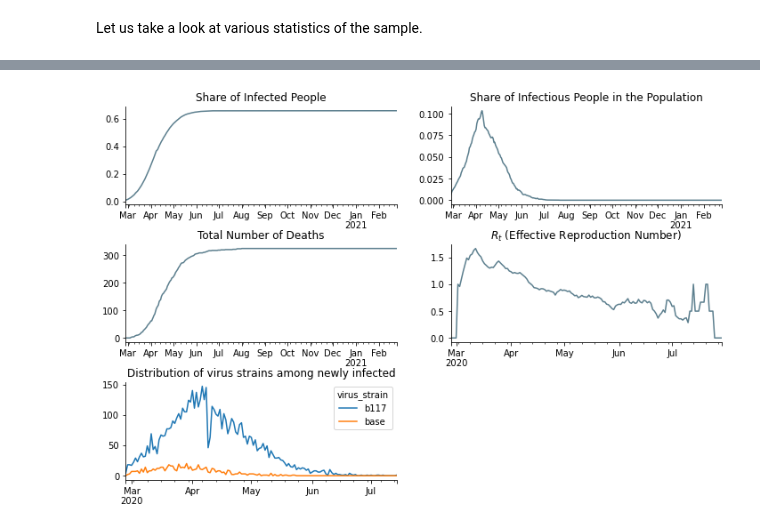
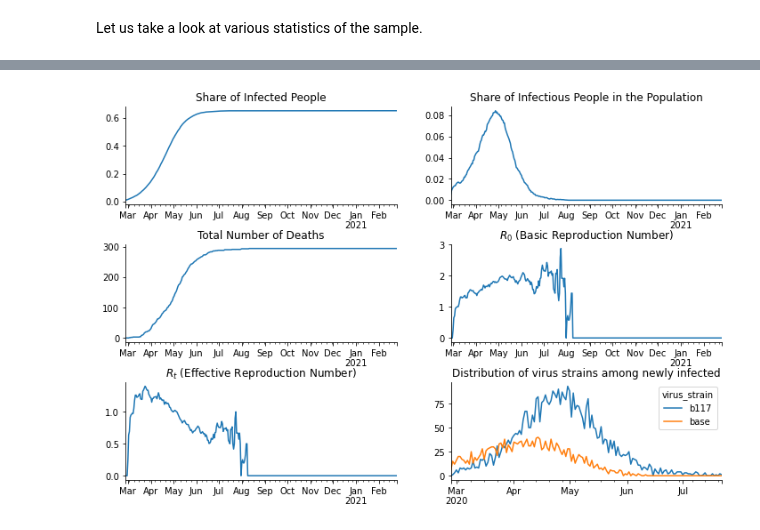
Before and after one commit to covid-19-impact-lab/sid, a Jupyter notebook: docs/source/tutorials/how_to_simulate_multiple_virus_strains.ipynb, the cells around one changed output, grey strips where cells are left out. Cells and saved outputs as stored; diff of their text form; code cells hidden in the pictures.

```diff
--- a/docs/source/tutorials/how_to_simulate_multiple_virus_strains.ipynb
+++ b/docs/source/tutorials/how_to_simulate_multiple_virus_strains.ipynb
@@ -119,7 +125,7 @@ To implement multiple virus strains, we have to make the following extensions to
 2. Prepare a DataFrame for the initial conditions.
 # %%
 for virus, multiplier in [("base", 1), ("b117", 1.3)]:
-    params.loc[("virus_strain", virus, "multiplier"), "value"] = multiplier
+    params.loc[("virus_strain", virus, "factor"), "value"] = multiplier
 # %% [markdown]
 For the initial conditions, we assume a two-day burn-in period. On the first day, 50 people are infected with the base virus, on the second day one halve of 50 people has the old and the other halve the new variant.
 
@@ -222,32 +212,35 @@ Name: newly_infected, Length: 730, dtype: int64
 # %%
 fig, axs = plt.subplots(3, 2, figsize=(12, 8))
 fig.subplots_adjust(bottom=0.15, wspace=0.2, hspace=0.4)
 
 axs = axs.flatten()
 
-df.resample("D", on="date")["ever_infected"].mean().plot(ax=axs[0], color="#5c7f8e")
-df.resample("D", on="date")["infectious"].mean().plot(ax=axs[1], color="#5c7f8e")
-df.resample("D", on="date")["dead"].sum().plot(ax=axs[2], color="#5c7f8e")
-infectious_last_seven_days = df.cd_infectious_false.between(-7, 0)
-df.loc[infectious_last_seven_days].resample("D", on="date")[
-    "n_has_infected"
-].mean().plot(ax=axs[3], color="#5c7f8e")
-df[df["newly_infected"]].groupby([pd.Grouper(key="date", freq="D"), "virus_strain"])[
+df.resample("D", on="date")["ever_infected"].mean().plot(ax=axs[0])
+df.resample("D", on="date")["infectious"].mean().plot(ax=axs[1])
+df.resample("D", on="date")["dead"].sum().plot(ax=axs[2])
+
+r_zero = sid.statistics.calculate_r_zero(df, window_length=7)
+r_zero.plot(ax=axs[3])
+
+r_effective = sid.statistics.calculate_r_effective(df, window_length=7)
+r_effective.plot(ax=axs[4])
+
+df.query("newly_infected").groupby([pd.Grouper(key="date", freq="D"), "virus_strain"])[
     "newly_infected"
-].count().unstack().plot(ax=axs[4])
+].count().unstack().plot(ax=axs[5])
 
 for ax in axs:
     ax.set_xlabel("")
     ax.spines["right"].set_visible(False)
     ax.spines["top"].set_visible(False)
 
 axs[0].set_title("Share of Infected People")
 axs[1].set_title("Share of Infectious People in the Population")
 axs[2].set_title("Total Number of Deaths")
-axs[3].set_title("$R_t$ (Effective Reproduction Number)")
-axs[4].set_title("Distribution of virus strains among newly infected")
-axs[5].set_visible(False)
+axs[3].set_title("$R_0$ (Basic Reproduction Number)")
+axs[4].set_title("$R_t$ (Effective Reproduction Number)")
+axs[5].set_title("Distribution of virus strains among newly infected")
 
 plt.show()
 # %% [output]
-[figure, old version]
+[figure, new version]
```
Also changed, not shown: parts of 7 cells of this notebook, 11 other files.
